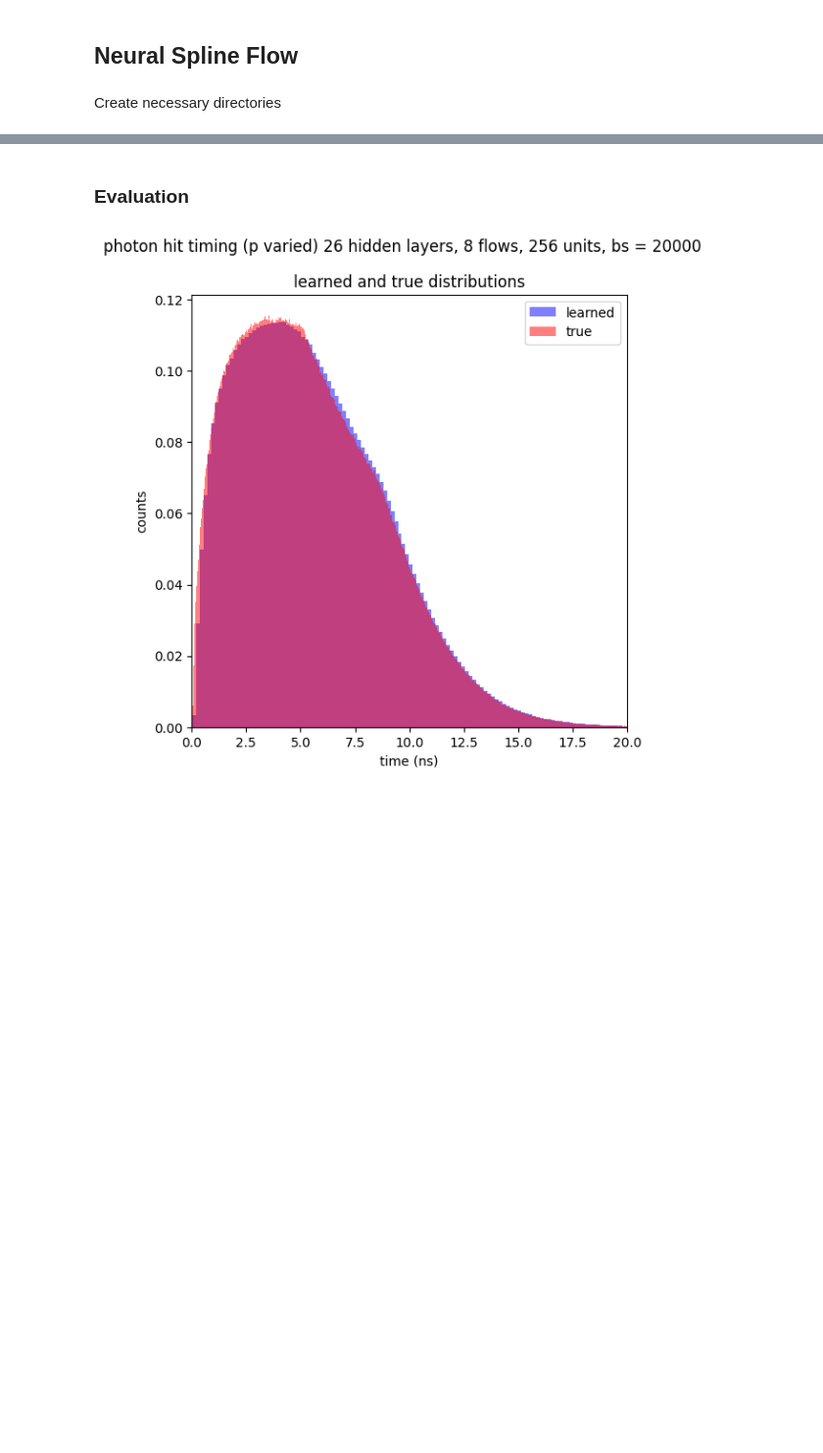
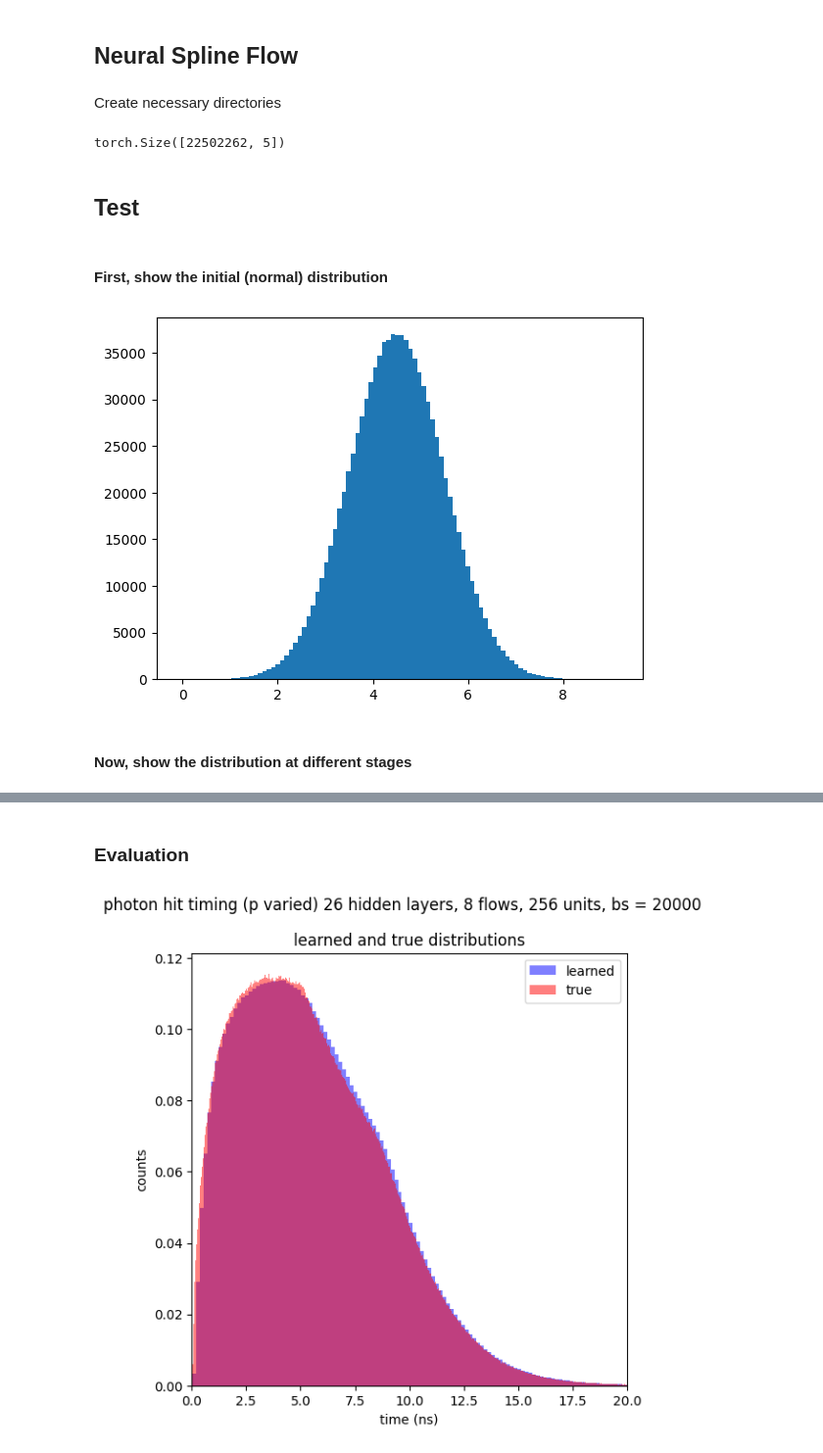
Before and after one commit to RowanKell/work_eic, a Jupyter notebook: macros/NF_timing_modeling/NF_truth_vs_sample.ipynb, the cells around one changed output, grey strips where cells are left out. Shown: that part at 98% size. Drawn from its saved outputs; the diff is of its cells as text; code cells hidden in the pictures; blank space fills up the shorter version.

```diff
--- a/macros/NF_timing_modeling/NF_truth_vs_sample.ipynb
+++ b/macros/NF_timing_modeling/NF_truth_vs_sample.ipynb
@@ -186,0 +211,19 @@ test_data = torch.load("data/test/June_11/full_test_data_run_5_12flows_26hl_256h
+# %%
+test_data.shape
+# %% [output]
+torch.Size([22502262, 5])
+# %% [markdown]
+## Test
+# %% [markdown]
+#### First, show the initial (normal) distribution
+# %%
+test_data_short = test_data[:1000000]
+# %%
+num_samples = test_data_short.shape[0]
+z0 = q0.forward(num_samples)[0].detach().cpu()
+# %%
+plot.hist(z0,bins = 100);
+# %% [output]
+[figure, added]
+# %% [markdown]
+#### Now, show the distribution at different stages
```
Also changed, not shown: parts of 11 cells of this notebook, 8 other files.
